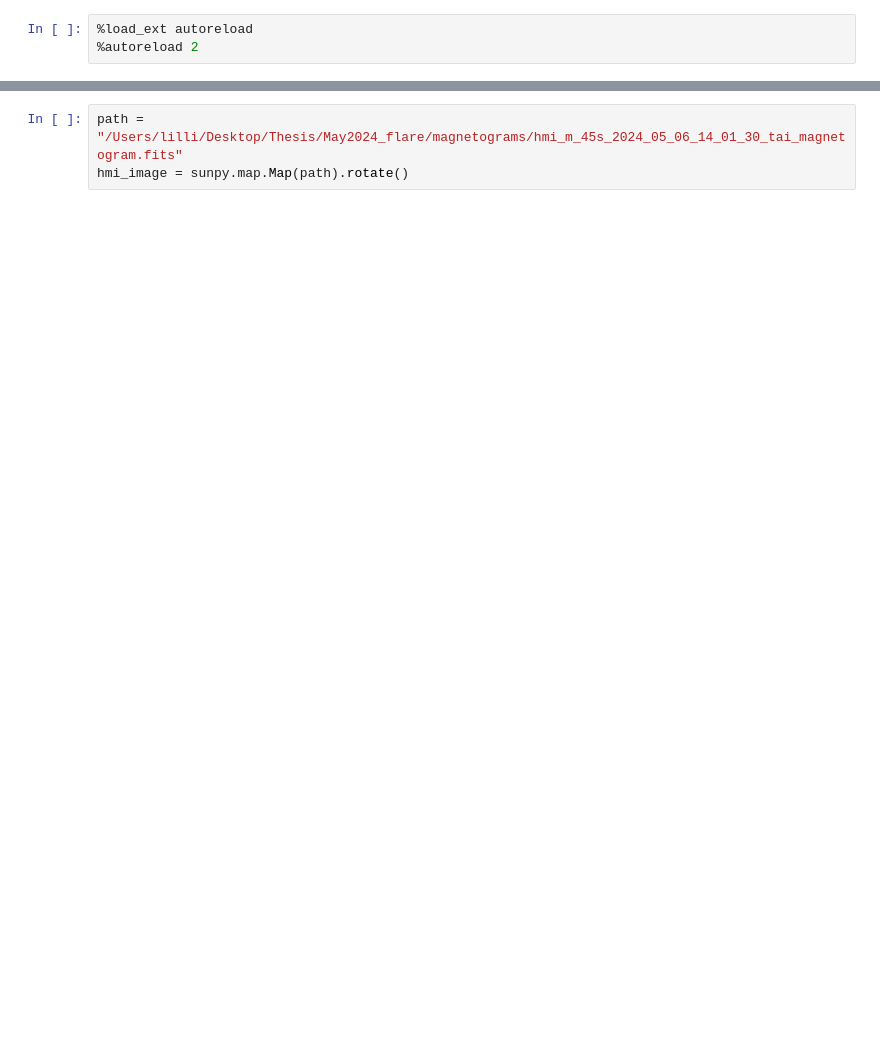
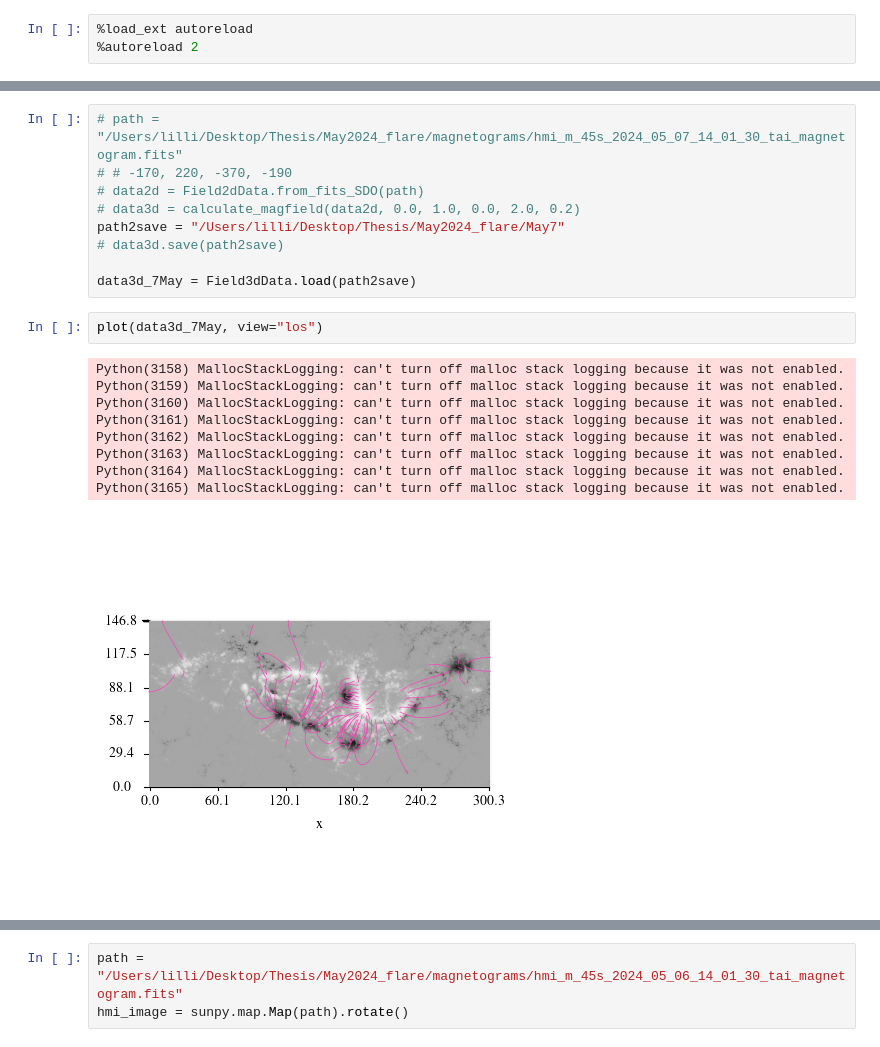
Before and after one commit to LMNadol/mflex, a Jupyter notebook: mhsflex/2024_cme_magnetograms.ipynb, the cells around one changed output, grey strips where cells are left out. Saved outputs shown, nothing was run; the diff lists cells and outputs as text; blank space fills up the shorter version.

```diff
--- a/mhsflex/2024_cme_magnetograms.ipynb
+++ b/mhsflex/2024_cme_magnetograms.ipynb
@@ -40,0 +58,21 @@ cmap2 = colors.LinearSegmentedColormap.from_list(
+# %%
+# path = "/Users/lilli/Desktop/Thesis/May2024_flare/magnetograms/hmi_m_45s_2024_05_07_14_01_30_tai_magnetogram.fits"
+# # -170, 220, -370, -190
+# data2d = Field2dData.from_fits_SDO(path)
+# data3d = calculate_magfield(data2d, 0.0, 1.0, 0.0, 2.0, 0.2)
+path2save = "/Users/lilli/Desktop/Thesis/May2024_flare/May7"
+# data3d.save(path2save)
+
+data3d_7May = Field3dData.load(path2save)
+# %%
+plot(data3d_7May, view="los")
+# %% [output]
+Python(3158) MallocStackLogging: can't turn off malloc stack logging because it was not enabled.
+Python(3159) MallocStackLogging: can't turn off malloc stack logging because it was not enabled.
+Python(3160) MallocStackLogging: can't turn off malloc stack logging because it was not enabled.
+Python(3161) MallocStackLogging: can't turn off malloc stack logging because it was not enabled.
+Python(3162) MallocStackLogging: can't turn off malloc stack logging because it was not enabled.
+Python(3163) MallocStackLogging: can't turn off malloc stack logging because it was not enabled.
+Python(3164) MallocStackLogging: can't turn off malloc stack logging because it was not enabled.
+Python(3165) MallocStackLogging: can't turn off malloc stack logging because it was not enabled.
+[figure, added]
```
Also changed, not shown: parts of 40 cells of this notebook, 7 other files.
